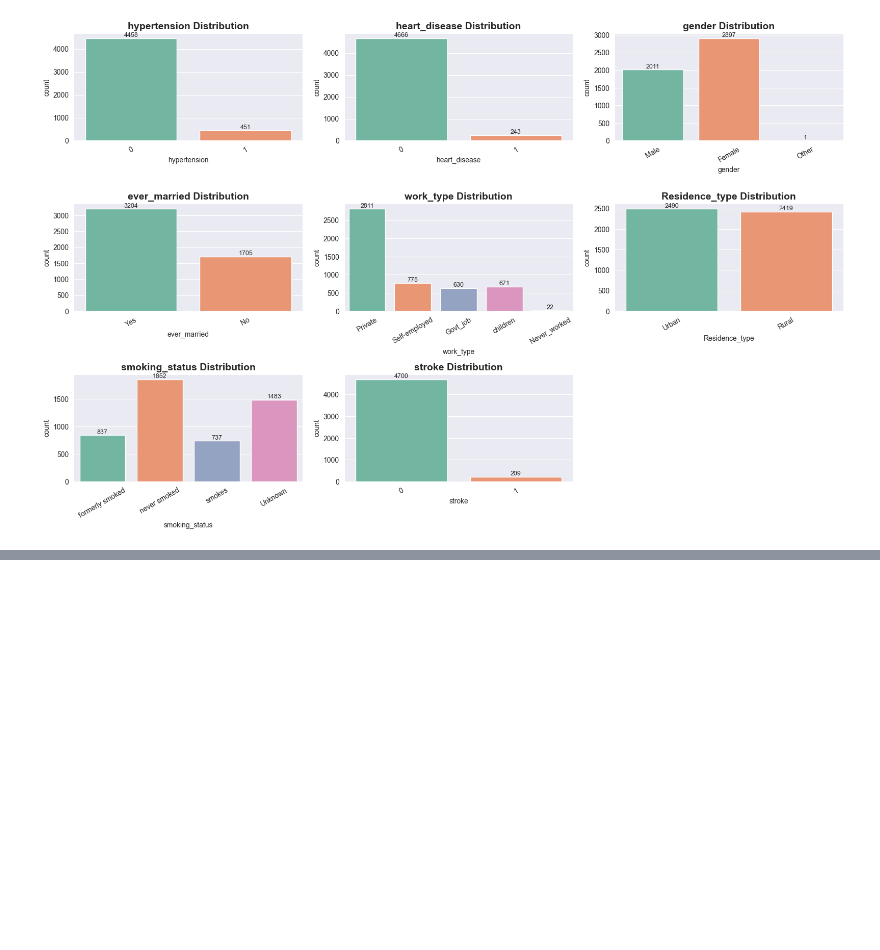
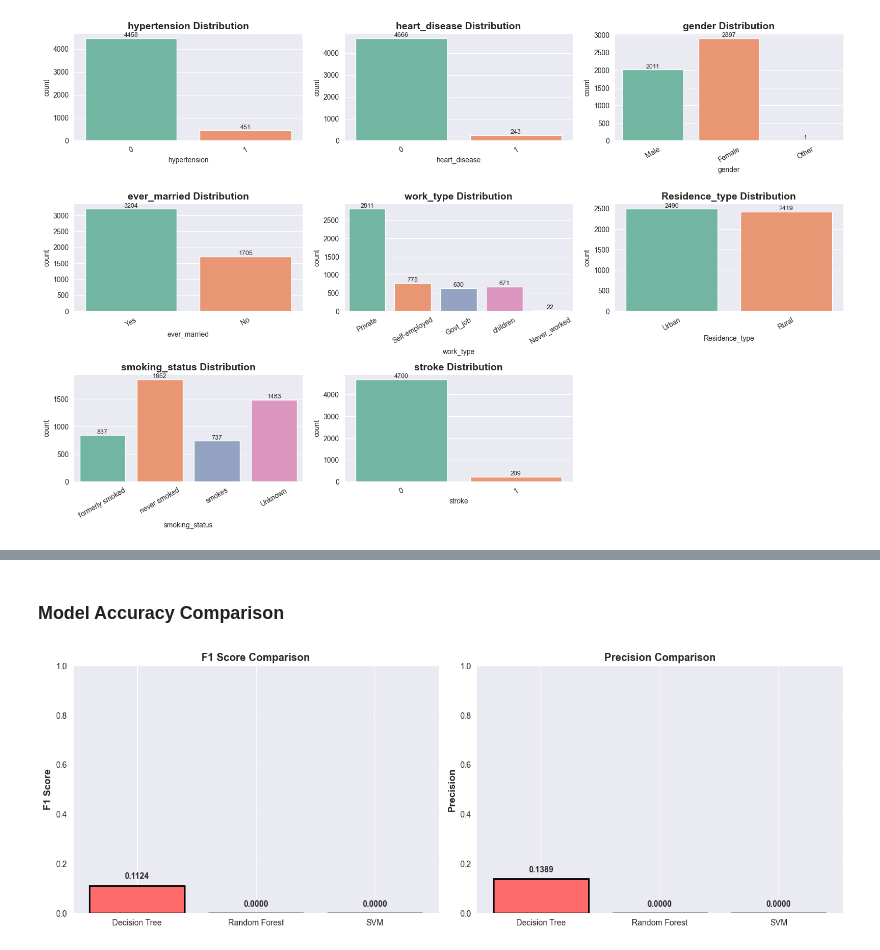
Before and after one commit to MohdIbrahimAli/Machine_learning_practice_projects, a Jupyter notebook: Stroke_prediction/stroke_prediction.ipynb, the cells around one changed output, grey strips where cells are left out. Cells and saved outputs as stored; diff of their text form; code cells hidden in the pictures; blank space fills up the shorter version.

```diff
--- a/Stroke_prediction/stroke_prediction.ipynb
+++ b/Stroke_prediction/stroke_prediction.ipynb
@@ -148,0 +327,32 @@ Passing `palette` without assigning `hue` is deprecated and will be removed in v
+# %% [markdown]
+### Model Accuracy Comparison
+# %%
+# Visualize F1 Score and Precision Comparison
+fig, axes = plt.subplots(1, 2, figsize=(14, 5))
+
+models_list = ['Decision Tree', 'Random Forest', 'SVM']
+f1_scores = [dt_f1, rf_f1, svm_f1]
+precisions = [dt_precision, rf_precision, svm_precision]
+
+# F1 Score comparison
+axes[0].bar(models_list, f1_scores, color=['#FF6B6B', '#4ECDC4', '#45B7D1'], edgecolor='black', linewidth=2)
+axes[0].set_ylabel('F1 Score', fontsize=12, fontweight='bold')
+axes[0].set_title('F1 Score Comparison', fontsize=13, fontweight='bold')
+axes[0].set_ylim([0, 1])
+axes[0].grid(axis='y', alpha=0.3, linestyle='--')
+for i, v in enumerate(f1_scores):
+    axes[0].text(i, v + 0.02, f'{v:.4f}', ha='center', va='bottom', fontweight='bold')
+
+# Precision comparison
+axes[1].bar(models_list, precisions, color=['#FF6B6B', '#4ECDC4', '#45B7D1'], edgecolor='black', linewidth=2)
+axes[1].set_ylabel('Precision', fontsize=12, fontweight='bold')
+axes[1].set_title('Precision Comparison', fontsize=13, fontweight='bold')
+axes[1].set_ylim([0, 1])
+axes[1].grid(axis='y', alpha=0.3, linestyle='--')
+for i, v in enumerate(precisions):
+    axes[1].text(i, v + 0.02, f'{v:.4f}', ha='center', va='bottom', fontweight='bold')
+
+plt.tight_layout()
+plt.show()
+# %% [output]
+[figure, added]
```
Also changed, not shown: parts of 16 cells of this notebook.
